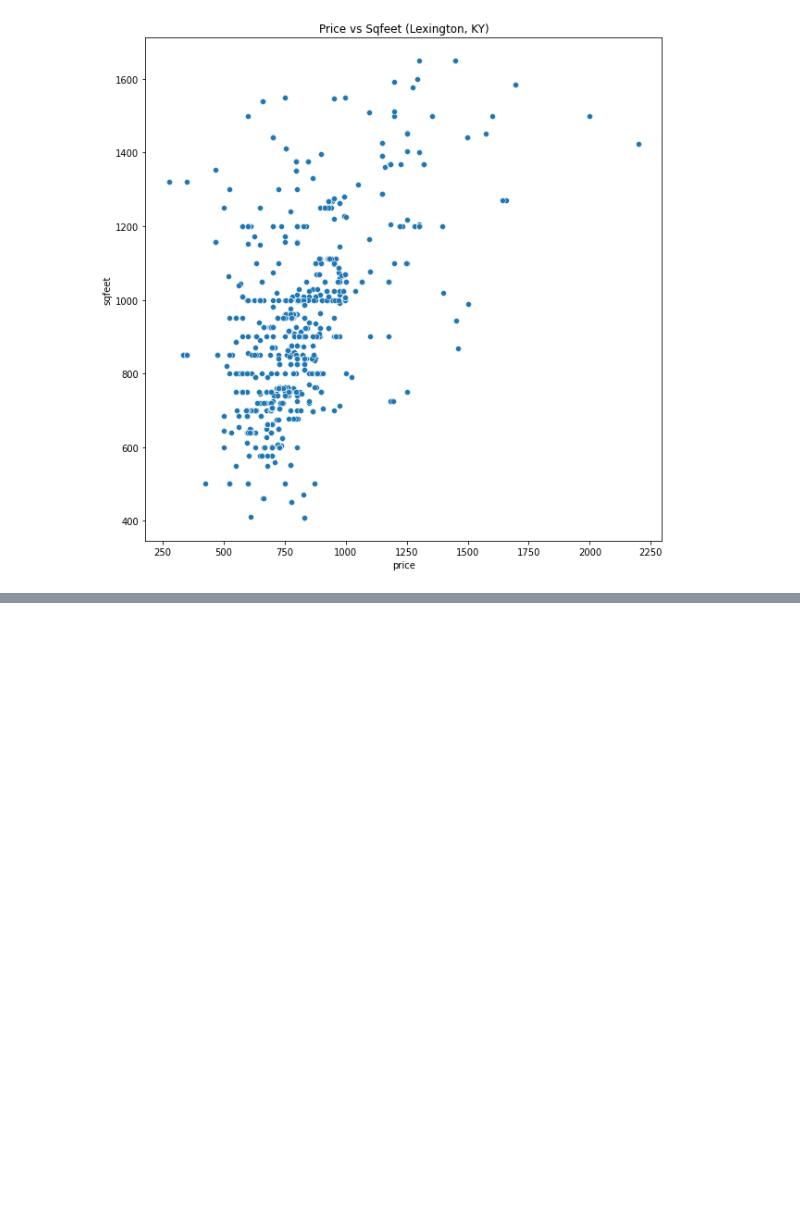
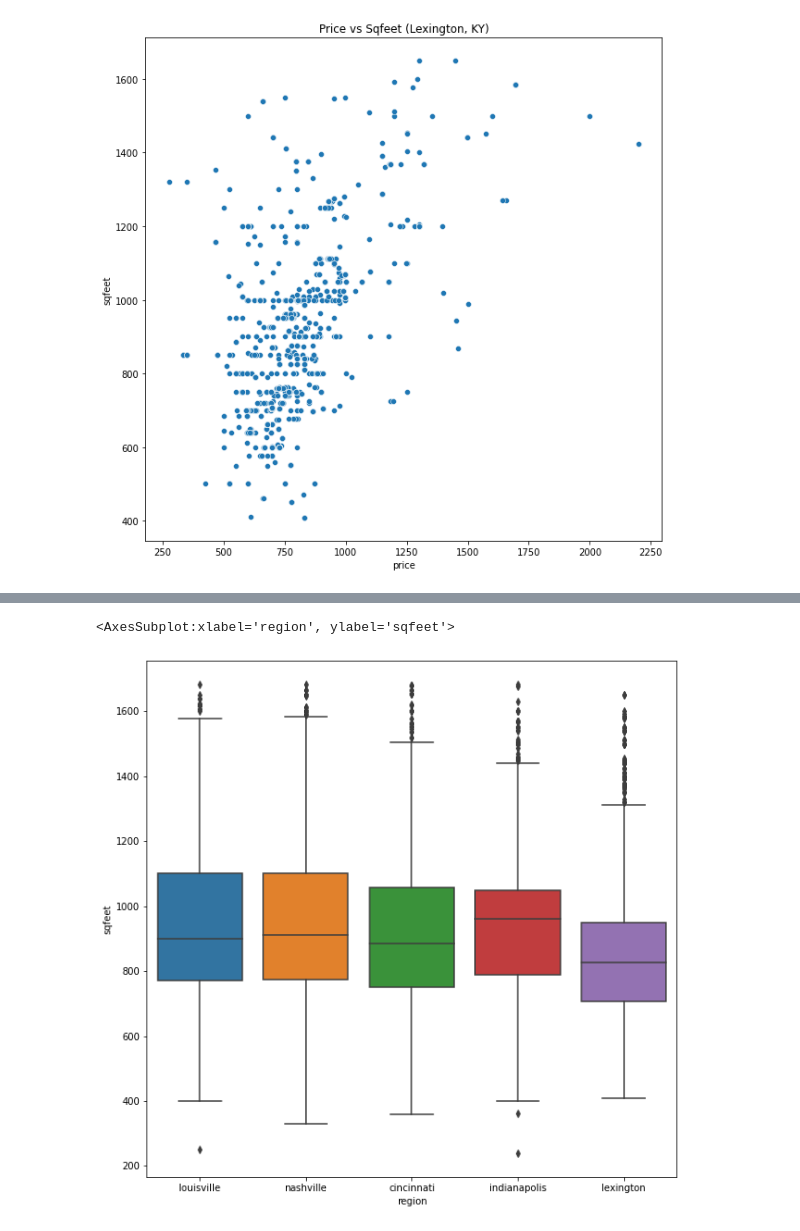
Before and after one commit to moferg/usa-housing-analysis, a Jupyter notebook: usa_housing_analysis.ipynb, the cells around one changed output, grey strips where cells are left out. Saved outputs shown, nothing was run; the diff lists cells and outputs as text; code cells hidden in the pictures; blank space fills up the shorter version.

```diff
--- a/usa_housing_analysis.ipynb
+++ b/usa_housing_analysis.ipynb
@@ -925,0 +953,7 @@ Text(0.5, 1.0, 'Price vs Sqfeet (Lexington, KY)')
+# %%
+fig, ax = plt.subplots(figsize=[10, 10])
+
+sns.boxplot(y=df_cities.sqfeet, x=df_cities.region)
+# %% [output]
+<AxesSubplot:xlabel='region', ylabel='sqfeet'>
+[figure, added]
```
Also changed, not shown: parts of 4 cells of this notebook.
